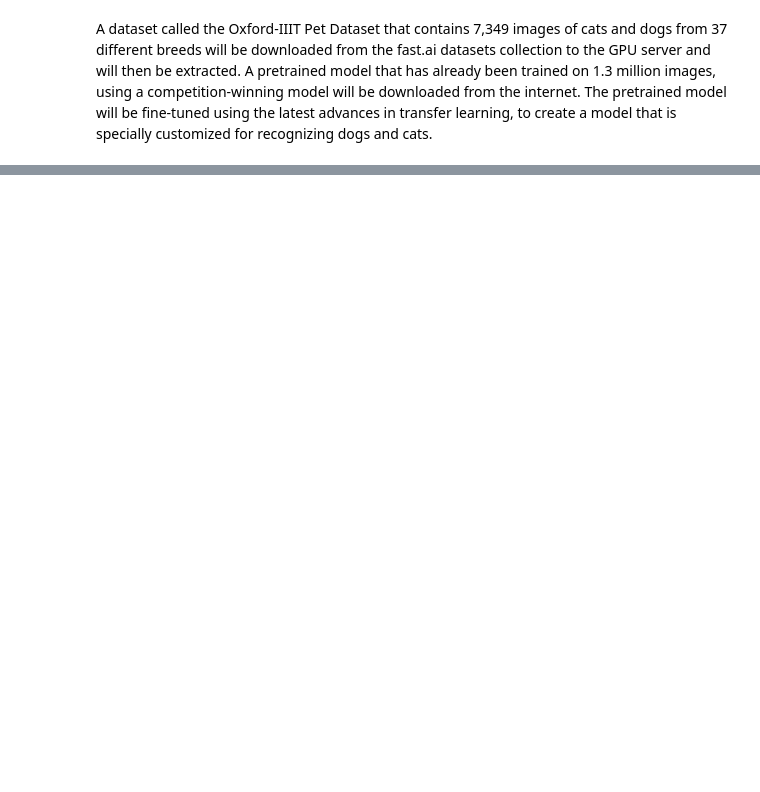
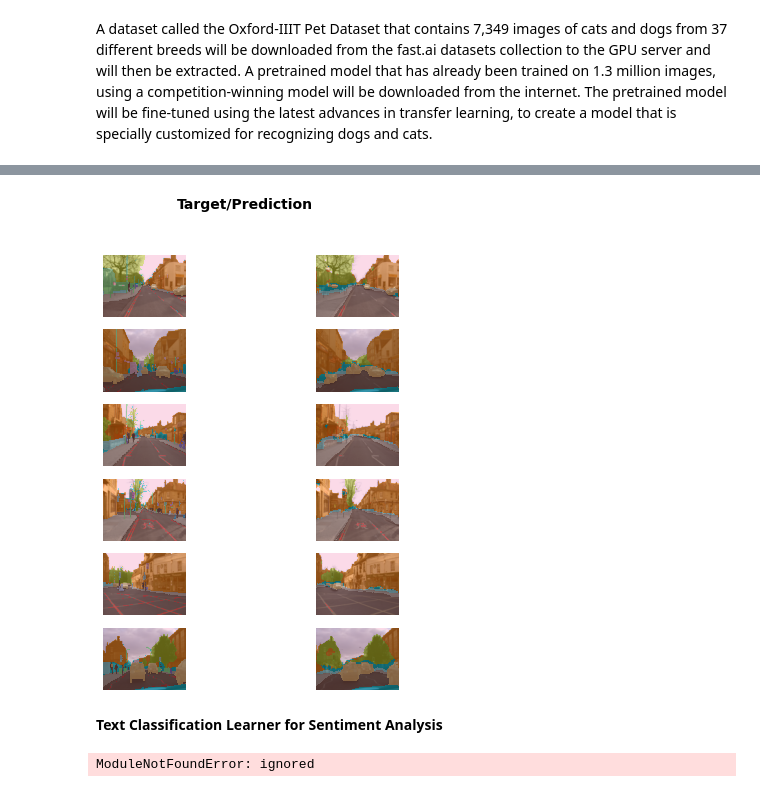
Before and after one commit to akanksha0911/DeepLearning-DeepDive-Assignment1-, a Jupyter notebook: Blackbox_DeepLearning_fastAI.ipynb, the cells around one changed output, grey strips where cells are left out. Cells and saved outputs as stored; diff of their text form; code cells hidden in the pictures; blank space fills up the shorter version.

```diff
--- a/Blackbox_DeepLearning_fastAI.ipynb
+++ b/Blackbox_DeepLearning_fastAI.ipynb
@@ -38,0 +35,3 @@ The pretrained model will be fine-tuned using the latest advances in transfer le
+# %%
+
+path = untar_data(URLs.PETS)/'images'
@@ -38,0 +71,10 @@ The pretrained model will be fine-tuned using the latest advances in transfer le
+# %%
+# code for image segmentation using Segmentation Data Loader
+image_path = untar_data(URLs.CAMVID_TINY)
+dls = SegmentationDataLoaders.from_label_func(
+    path, bs=8, fnames = get_image_files(image_path/"images"),
+    label_func = lambda o: image_path/'labels'/f'{o.stem}_P{o.suffix}',
+    codes = np.loadtxt(image_path/'codes.txt', dtype=str)
+  )
+learn = unet_learner(dls, resnet34)
+learn.fine_tune(8)
@@ -38,0 +93,3 @@ The pretrained model will be fine-tuned using the latest advances in transfer le
+# %%
+learn.show_results(max_n = 6, figsize=(7,8))
+# %% [output]
@@ -38,0 +97,12 @@ The pretrained model will be fine-tuned using the latest advances in transfer le
+[figure, added]
+# %% [markdown]
+**Text Classification Learner for Sentiment Analysis**
+# %%
+from fastai.text.all import *
+
+# text classifier using Text Data loader for sentiment analysis
+dls = TextDataLoaders.from_folder(untar_data(URLs.IMDB), valid = 'test')
+learn = text_classifier_learner(dls, AWD_LSTM, drop_mult = 0.5, metrics = accuracy)
+learn.fine_tune(4, 1e-2)
+# %% [output]
+ModuleNotFoundError: ignored
```
Also changed, not shown: parts of 26 cells of this notebook.
